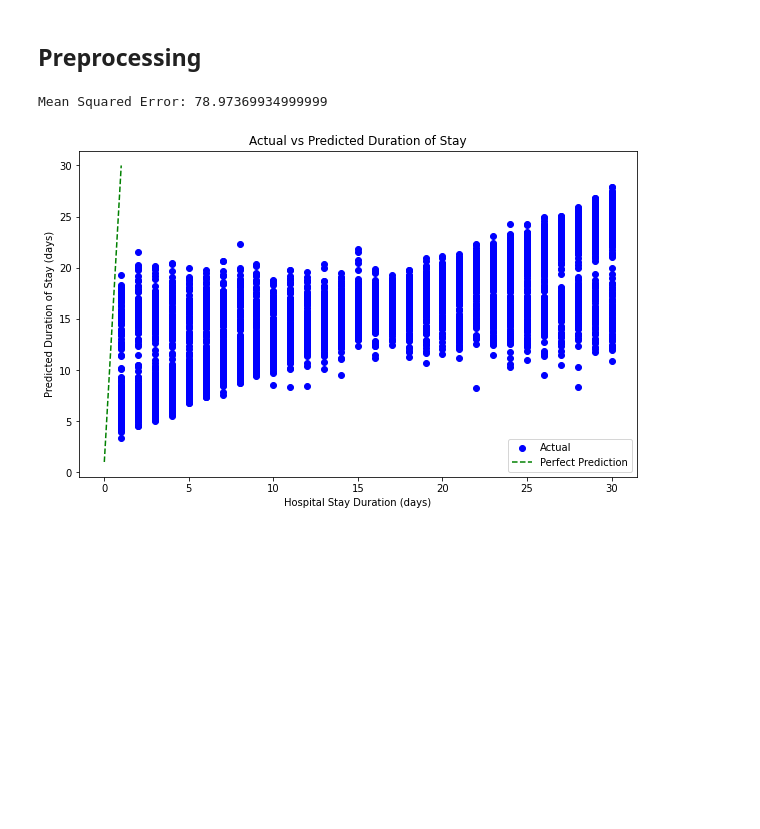
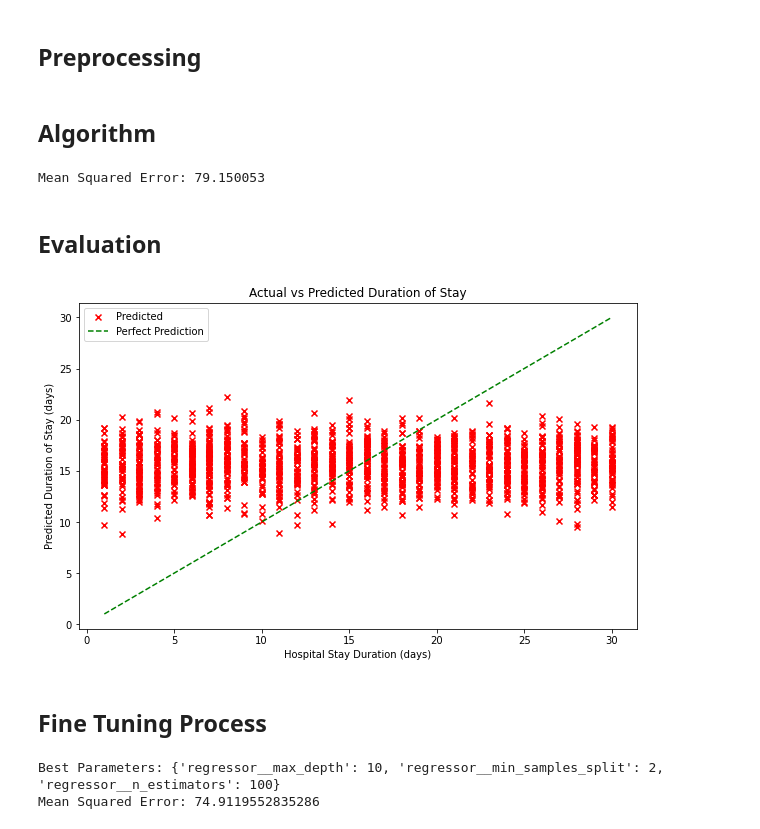
Before and after one commit to binhudas/SSID-2193396-Report.doc, a Jupyter notebook: Machine Learning Project.ipynb, the cells around one changed output. Saved outputs shown, nothing was run; the diff lists cells and outputs as text; code cells hidden in the pictures; blank space fills up the shorter version.

Commit message:
added best fit model (fine tuning)

```diff
--- a/Machine Learning Project.ipynb
+++ b/Machine Learning Project.ipynb
@@ -171,13 +172,18 @@ df
 10000 rows × 16 columns
 # %% [markdown]
 ## Preprocessing
+# %%
+# create validation set
+dfvalid = df.sample(n=1500, random_state=42)
+# seperate the validation set form data to be used in model
+dfmodel = df.drop(dfvalid.index)
 # %%
 # separate features (X) and target variable (y)
-X = df.drop(columns=['Name', 'Billing Amount'])
-y = df['Hospital Stay Duration']
+X = dfmodel.drop(columns=['Name', 'Billing Amount'])
+y = dfmodel['Hospital Stay Duration']
 # %%
 # split the data into Training and Testing sets:
-X_train, X_test, y_train, y_test = train_test_split(X, y, test_size=0.2, random_state=42)
+X_train, X_test, y_train, y_test = train_test_split(X, y, test_size=15000, random_state=42)
 
 # prepare for the Preprocessor:
 numeric_features = ['Age']
@@ -199,6 +205,8 @@ preprocessor = ColumnTransformer(
         ('num', numeric_transformer, numeric_features),
         ('cat', categorical_transformer, categorical_features)
     ])
+# %% [markdown]
+## Algorithm
 # %%
 # define the model
 model = Pipeline(steps=[
@@ -216,24 +224,62 @@ y_pred = model.predict(X_test)
 mse = mean_squared_error(y_test, y_pred)
 print('Mean Squared Error:', mse)
 # %% [output]
-Mean Squared Error: 78.97369934999999
+Mean Squared Error: 79.150053
+# %% [markdown]
+## Evaluation
 # %%
-# use the trained model to predict duration of stay
-df['Predicted Duration'] = model.predict(X)
 
-# plot hospital stay duration vs predicted duration of stay
+X = dfvalid.drop(columns=['Name', 'Billing Amount'])
+
+# prediction stay using validation set
+dfvalid['Predicted Duration'] = model.predict(X)
+
+# plot predicted data
 plt.figure(figsize=(10, 6))
 
-# plot actual data
-plt.scatter(df['Hospital Stay Duration'], df['Predicted Duration'], color='blue', label='Actual', marker='o')
+plt.scatter(dfvalid['Hospital Stay Duration'], dfvalid['Predicted Duration'], color='red', label='Predicted', marker='x')
 
-plt.plot([df['Hospital Stay Duration'].min(), df['Hospital Stay Duration'].max()],
+plt.plot([dfvalid['Hospital Stay Duration'].min(), dfvalid['Hospital Stay Duration'].max()],
+         [dfvalid['Hospital Stay Duration'].min(), dfvalid['Hospital Stay Duration'].max()],
          color='green', linestyle='--', label='Perfect Prediction')
 
 plt.title('Actual vs Predicted Duration of Stay')
 plt.xlabel('Hospital Stay Duration (days)')
 plt.ylabel('Predicted Duration of Stay (days)')
 plt.legend()
 plt.show()
 # %% [output]
-[figure, old version]
+[figure, new version]
+# %% [markdown]
+## Fine Tuning Process
+# %%
+# define the parameter grid for Random Forest
+param_grid = {
+    'regressor__n_estimators': [100, 200, 300],
+    'regressor__max_depth': [None, 10, 20],
+    'regressor__min_samples_split': [2, 5, 10]
+}
+
+# create GridSearchCV object
+grid_search = GridSearchCV(model, param_grid, cv=5, scoring='neg_mean_squared_error', n_jobs=-1)
+
+# fit the model with grid search
+grid_search.fit(X_train, y_train)
+
+# get the best parameters
+best_params = grid_search.best_params_
+print("Best Parameters:", best_params)
+
+# refit the model with the best parameters
+best_model = grid_search.best_estimator_
+best_model.fit(X_train, y_train)
+
+# make predictions on the test set
+y_pred = best_model.predict(X_test)
+
+# evaluate the model
+mse = mean_squared_error(y_test, y_pred)
+print("Mean Squared Error:", mse)
+# %% [output]
+Best Parameters: {'regressor__max_depth': 10, 'regressor__min_samples_split': 2, 'regressor__n_estimators': 100}
+Mean Squared Error: 74.9119552835286
```
Also changed, not shown: parts of 2 cells of this notebook.
